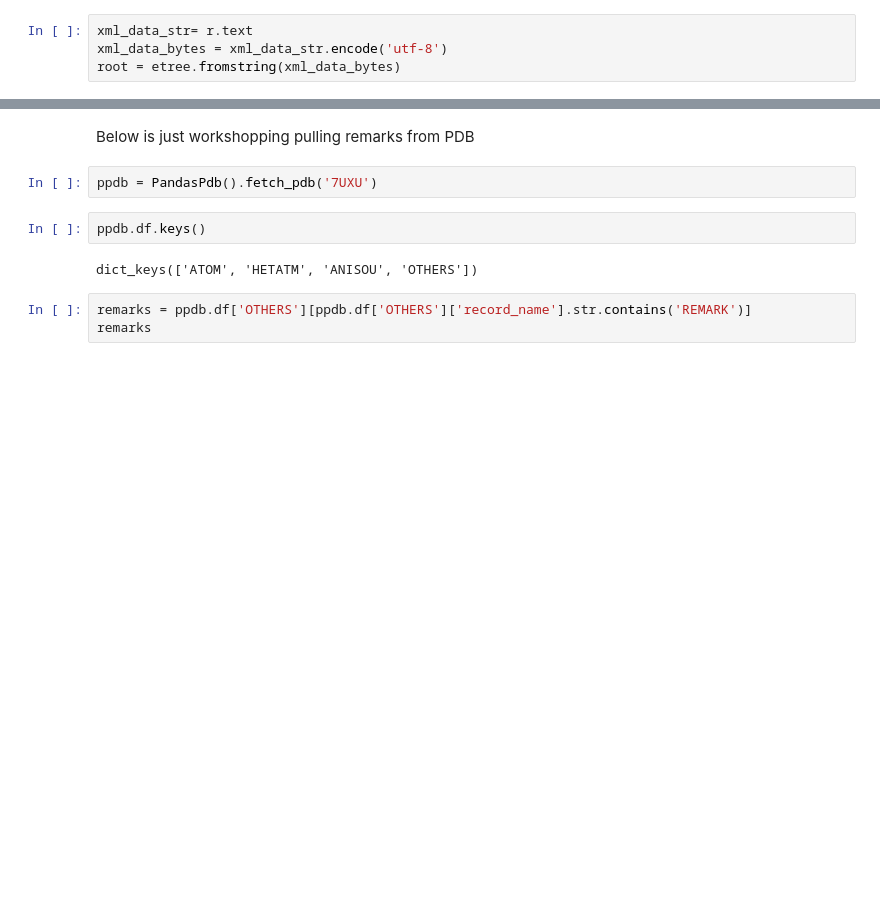
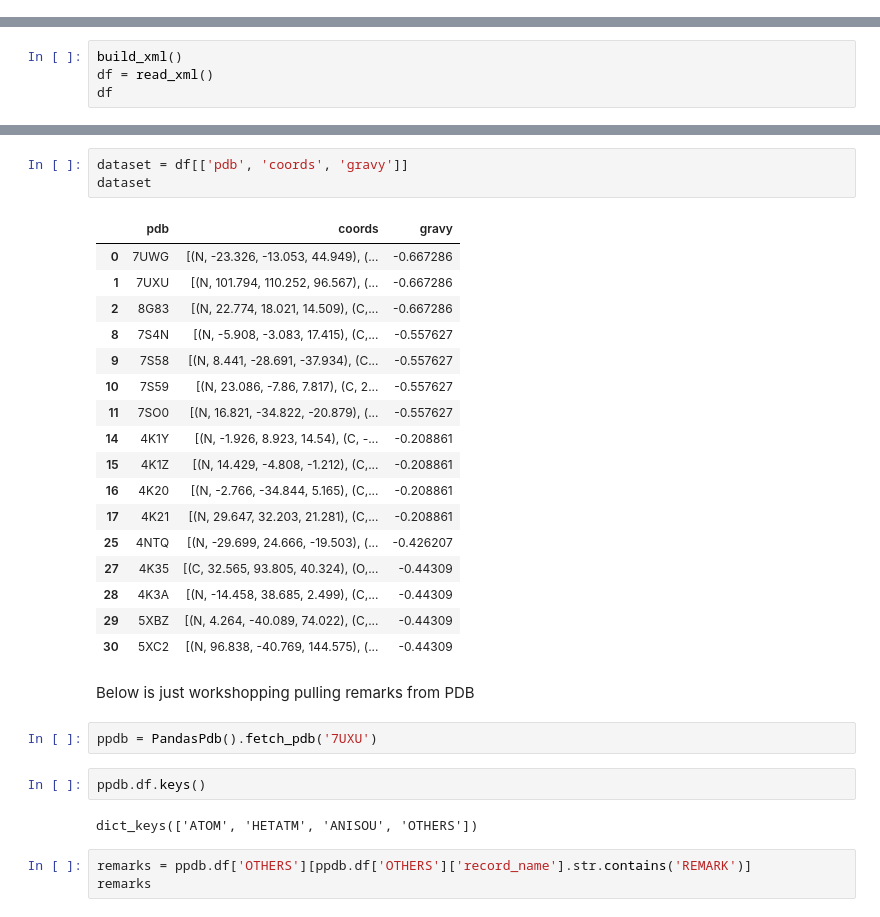
Before and after one commit to Magdk01/Anubis, a Jupyter notebook: notebooks/api_fetch.ipynb, the cells around one changed output, grey strips where cells are left out. Cells and saved outputs as stored; diff of their text form; blank space fills up the shorter version.

```diff
--- a/notebooks/api_fetch.ipynb
+++ b/notebooks/api_fetch.ipynb
@@ -22,4 +23,0 @@ with open(file_path, 'w', encoding='utf-8') as file:
-# %%
-xml_data_str= r.text
-xml_data_bytes = xml_data_str.encode('utf-8')
-root = etree.fromstring(xml_data_bytes)
@@ -107,0 +76,4 @@ for index,row in df.iterrows():
+# %%
+build_xml()
+df = read_xml()
+df
@@ -128,3 +158,24 @@ df
+# %%
+dataset = df[['pdb', 'coords', 'gravy']]
+dataset
+# %% [output]
+|  | pdb | coords | gravy |
+| 0 | 7UWG | [(N, -23.326, -13.053, 44.949), (... | -0.667286 |
+| 1 | 7UXU | [(N, 101.794, 110.252, 96.567), (... | -0.667286 |
+| 2 | 8G83 | [(N, 22.774, 18.021, 14.509), (C,... | -0.667286 |
+| 8 | 7S4N | [(N, -5.908, -3.083, 17.415), (C,... | -0.557627 |
+| 9 | 7S58 | [(N, 8.441, -28.691, -37.934), (C... | -0.557627 |
+| 10 | 7S59 | [(N, 23.086, -7.86, 7.817), (C, 2... | -0.557627 |
+| 11 | 7SO0 | [(N, 16.821, -34.822, -20.879), (... | -0.557627 |
+| 14 | 4K1Y | [(N, -1.926, 8.923, 14.54), (C, -... | -0.208861 |
+| 15 | 4K1Z | [(N, 14.429, -4.808, -1.212), (C,... | -0.208861 |
+| 16 | 4K20 | [(N, -2.766, -34.844, 5.165), (C,... | -0.208861 |
+| 17 | 4K21 | [(N, 29.647, 32.203, 21.281), (C,... | -0.208861 |
+| 25 | 4NTQ | [(N, -29.699, 24.666, -19.503), (... | -0.426207 |
+| 27 | 4K35 | [(C, 32.565, 93.805, 40.324), (O,... | -0.44309 |
+| 28 | 4K3A | [(N, -14.458, 38.685, 2.499), (C,... | -0.44309 |
+| 29 | 5XBZ | [(N, 4.264, -40.089, 74.022), (C,... | -0.44309 |
+| 30 | 5XC2 | [(N, 96.838, -40.769, 144.575), (... | -0.44309 |
 # %% [markdown]
 Below is just workshopping pulling remarks from PDB
 # %%
```
Also changed, not shown: parts of 15 cells of this notebook, 7 other files.
